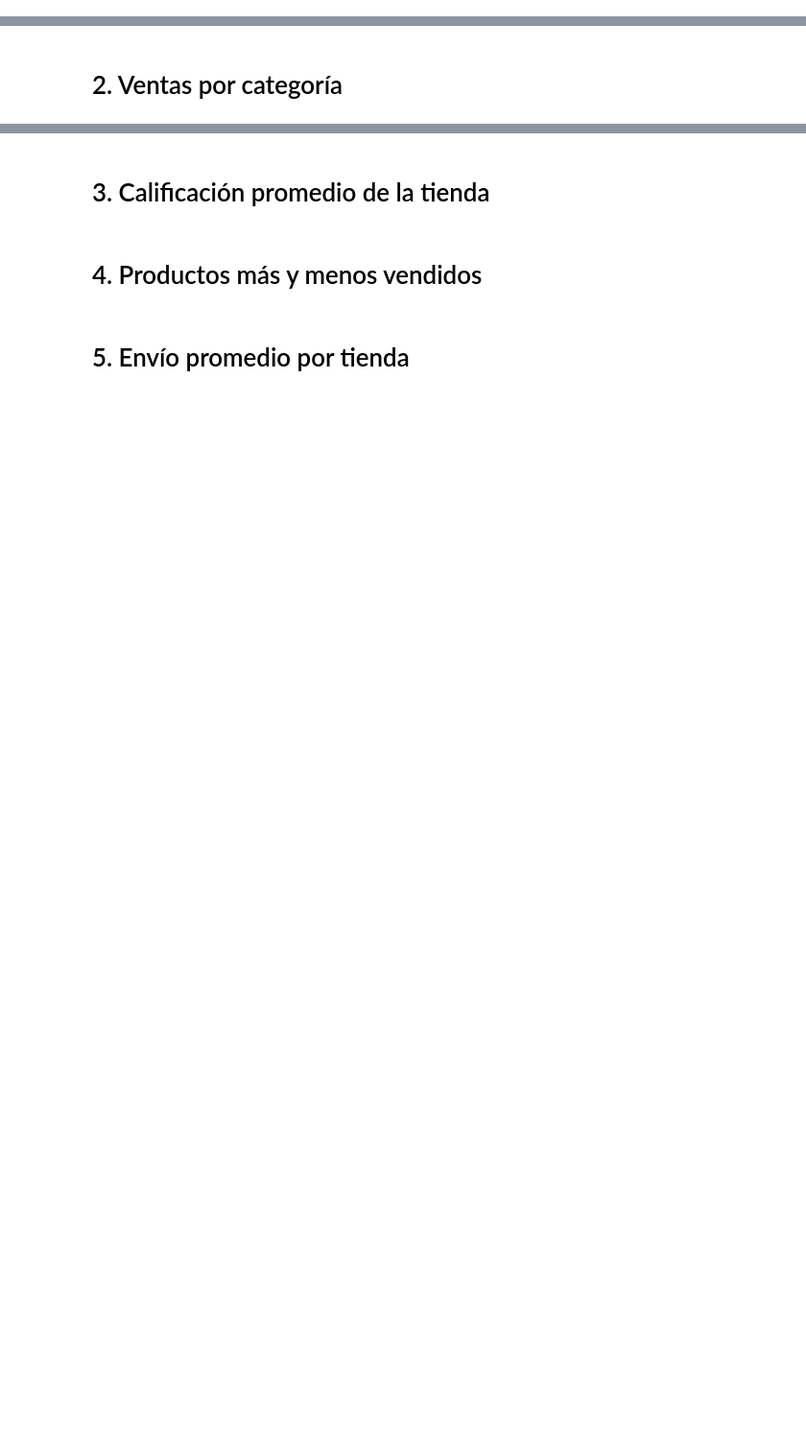
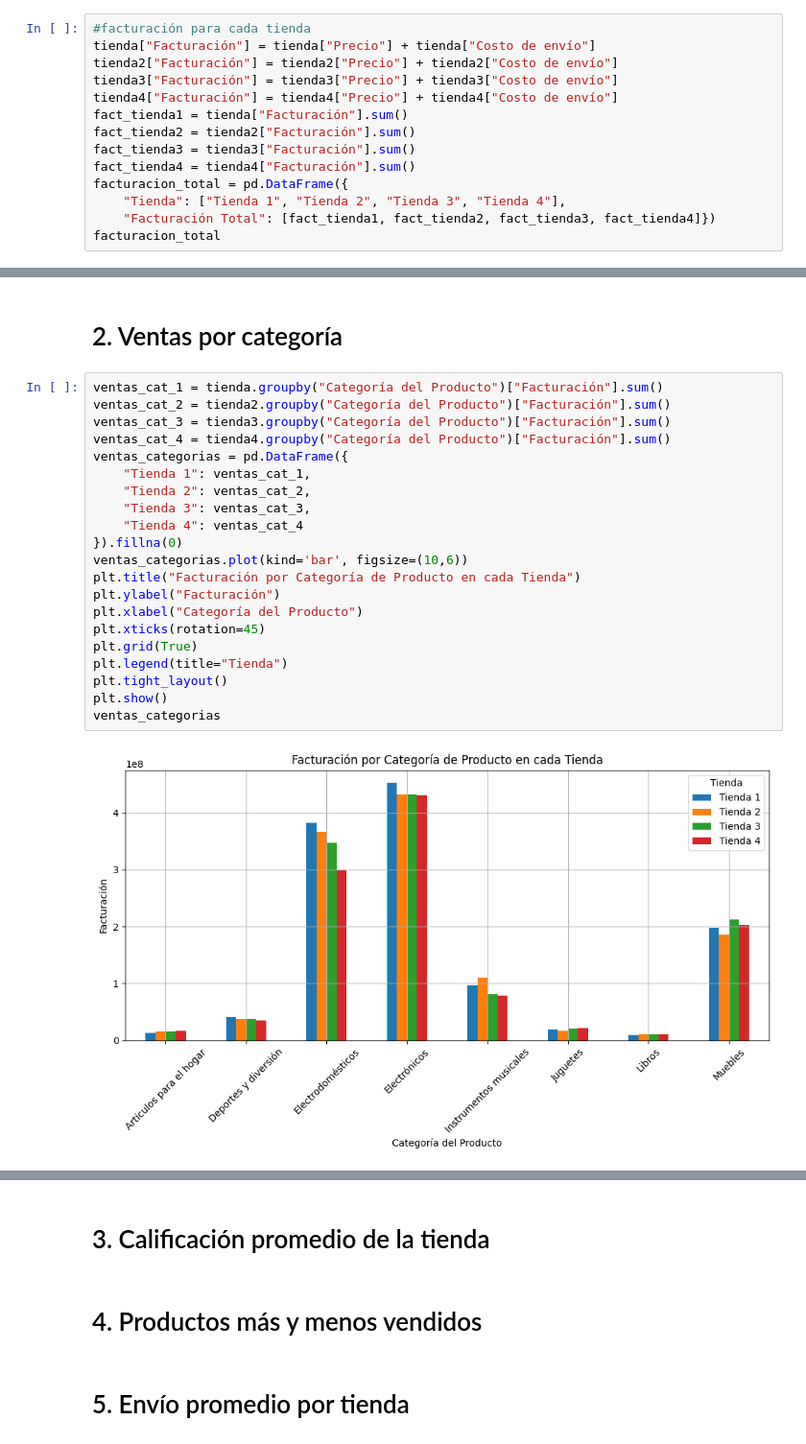
Before and after one commit to Stiven2308/Challenge1_Alura, a Jupyter notebook: AluraStoreLatam.ipynb, the cells around one changed output, grey strips where cells are left out. Shown at 96% size. Cells and saved outputs as stored; diff of their text form; blank space fills up the shorter version.

```diff
--- a/AluraStoreLatam.ipynb
+++ b/AluraStoreLatam.ipynb
@@ -42,0 +84,14 @@ tienda4: $1038375700.0
+# %%
+#facturación para cada tienda
+tienda["Facturación"] = tienda["Precio"] + tienda["Costo de envío"]
+tienda2["Facturación"] = tienda2["Precio"] + tienda2["Costo de envío"]
+tienda3["Facturación"] = tienda3["Precio"] + tienda3["Costo de envío"]
+tienda4["Facturación"] = tienda4["Precio"] + tienda4["Costo de envío"]
+fact_tienda1 = tienda["Facturación"].sum()
+fact_tienda2 = tienda2["Facturación"].sum()
+fact_tienda3 = tienda3["Facturación"].sum()
+fact_tienda4 = tienda4["Facturación"].sum()
+facturacion_total = pd.DataFrame({
+    "Tienda": ["Tienda 1", "Tienda 2", "Tienda 3", "Tienda 4"],
+    "Facturación Total": [fact_tienda1, fact_tienda2, fact_tienda3, fact_tienda4]})
+facturacion_total
@@ -43,2 +104,25 @@ tienda4: $1038375700.0
 # %% [markdown]
 # 2. Ventas por categoría
+# %%
+ventas_cat_1 = tienda.groupby("Categoría del Producto")["Facturación"].sum()
+ventas_cat_2 = tienda2.groupby("Categoría del Producto")["Facturación"].sum()
+ventas_cat_3 = tienda3.groupby("Categoría del Producto")["Facturación"].sum()
+ventas_cat_4 = tienda4.groupby("Categoría del Producto")["Facturación"].sum()
+ventas_categorias = pd.DataFrame({
+    "Tienda 1": ventas_cat_1,
+    "Tienda 2": ventas_cat_2,
+    "Tienda 3": ventas_cat_3,
+    "Tienda 4": ventas_cat_4
+}).fillna(0)
+ventas_categorias.plot(kind='bar', figsize=(10,6))
+plt.title("Facturación por Categoría de Producto en cada Tienda")
+plt.ylabel("Facturación")
+plt.xlabel("Categoría del Producto")
+plt.xticks(rotation=45)
+plt.grid(True)
+plt.legend(title="Tienda")
+plt.tight_layout()
+plt.show()
+ventas_categorias
+# %% [output]
+[figure, added]
```
Also changed, not shown: parts of 7 cells of this notebook.
